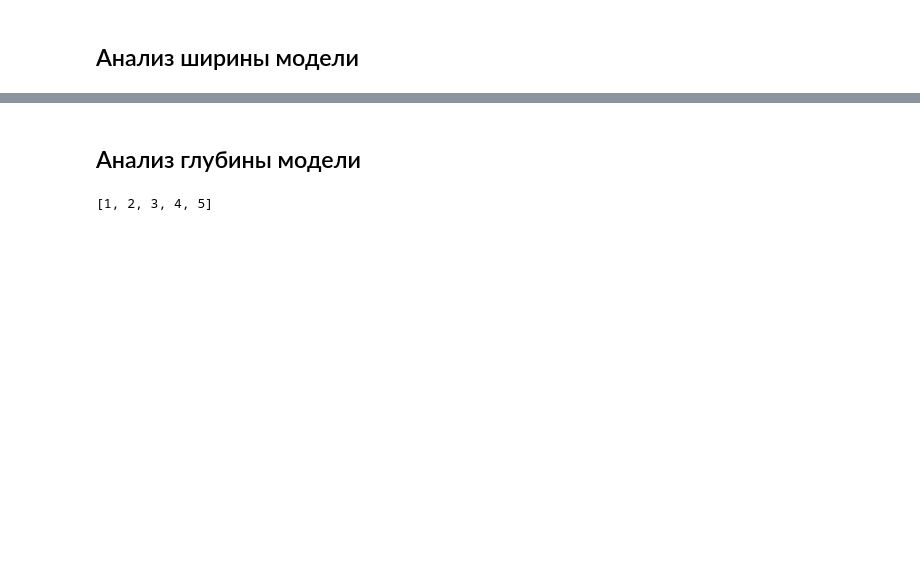
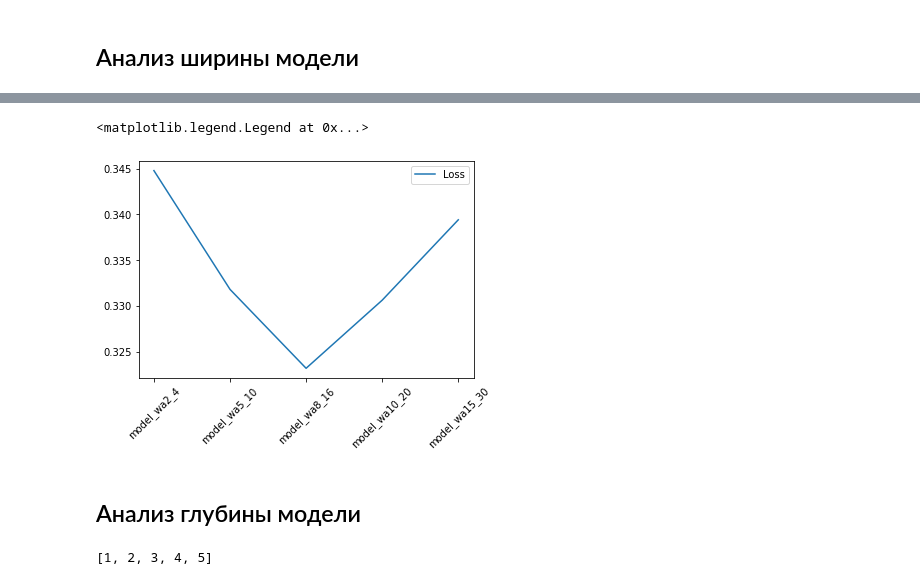
Before and after one commit to OlegRev/Introduction_to_neural_networks, a Jupyter notebook: intro_neural_network_task4.ipynb, the cells around one changed output, grey strips where cells are left out. Cells and saved outputs as stored; diff of their text form; code cells hidden in the pictures; blank space fills up the shorter version.

```diff
--- a/intro_neural_network_task4.ipynb
+++ b/intro_neural_network_task4.ipynb
@@ -200,3 +214,10 @@ Test loss 0.3372, accuracy 87.94
+# %%
+plt.plot(models_df['model_names'][:5], models_df['model_loss'][:5], label='Loss')
+plt.xticks(rotation=45)
+plt.legend()
+# %% [output]
+<matplotlib.legend.Legend at 0x...>
+[figure, added]
 # %% [markdown]
 ## Анализ глубины модели
 # %%
```
Also changed, not shown: parts of 21 cells of this notebook.
